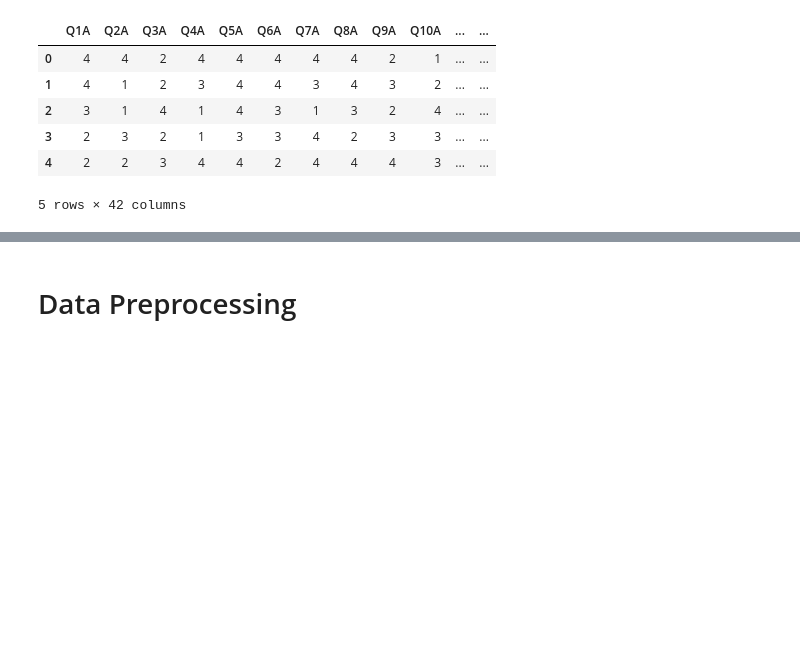
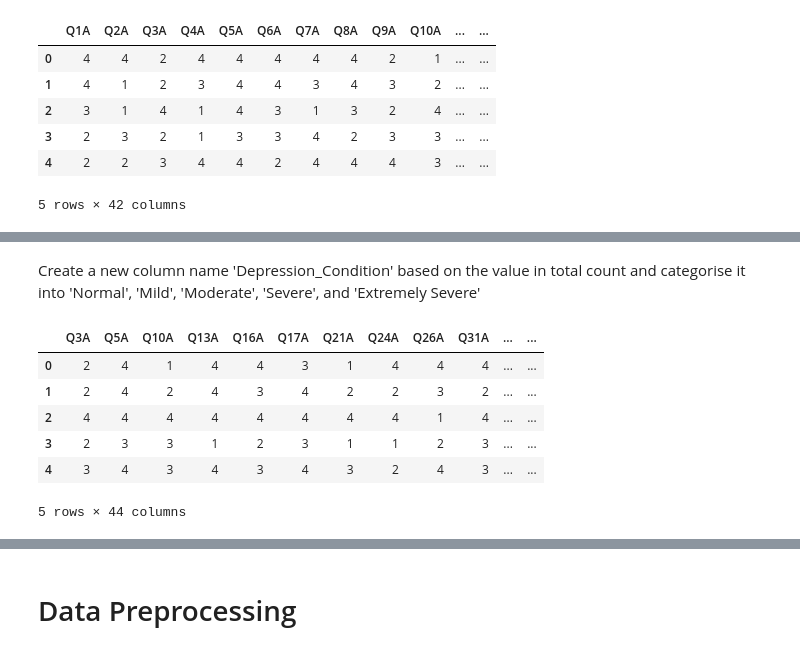
Before and after one commit to weihan444/ML-Hackathon, a Jupyter notebook: ML_Hackathon.ipynb, the cells around one changed output, grey strips where cells are left out. Saved outputs shown, nothing was run; the diff lists cells and outputs as text; code cells hidden in the pictures; blank space fills up the shorter version.

```diff
--- a/ML_Hackathon.ipynb
+++ b/ML_Hackathon.ipynb
@@ -461,0 +485,25 @@ anxiety=scores(anxiety)
+# %% [markdown]
+Create a new column name 'Depression_Condition' based on the value in total count and categorise it into 'Normal', 'Mild', 'Moderate', 'Severe', and 'Extremely Severe'
+# %%
+def condition(x):
+    if x<=9:
+        return 'Normal'
+    if  10<=x<=13:
+        return 'Mild'
+    if 14<=x<=20:
+        return 'Moderate'
+    if 21<=x<=27:
+        return 'Severe'
+    if x>28:
+        return 'Extremely Severe'
+
+Depression_set['Depression_Condition']=Depression_set['Total_Count'].apply(condition)
+Depression_set.head()
+# %% [output]
+|  | Q3A | Q5A | Q10A | Q13A | Q16A | Q17A | Q21A | Q24A | Q26A | Q31A | ... | ... |
+| 0 | 2 | 4 | 1 | 4 | 4 | 3 | 1 | 4 | 4 | 4 | ... | ... |
+| 1 | 2 | 4 | 2 | 4 | 3 | 4 | 2 | 2 | 3 | 2 | ... | ... |
+| 2 | 4 | 4 | 4 | 4 | 4 | 4 | 4 | 4 | 1 | 4 | ... | ... |
+| 3 | 2 | 3 | 3 | 1 | 2 | 3 | 1 | 1 | 2 | 3 | ... | ... |
+| 4 | 3 | 4 | 3 | 4 | 3 | 4 | 3 | 2 | 4 | 3 | ... | ... |
+5 rows × 44 columns
```
Also changed, not shown: parts of 13 cells of this notebook.
